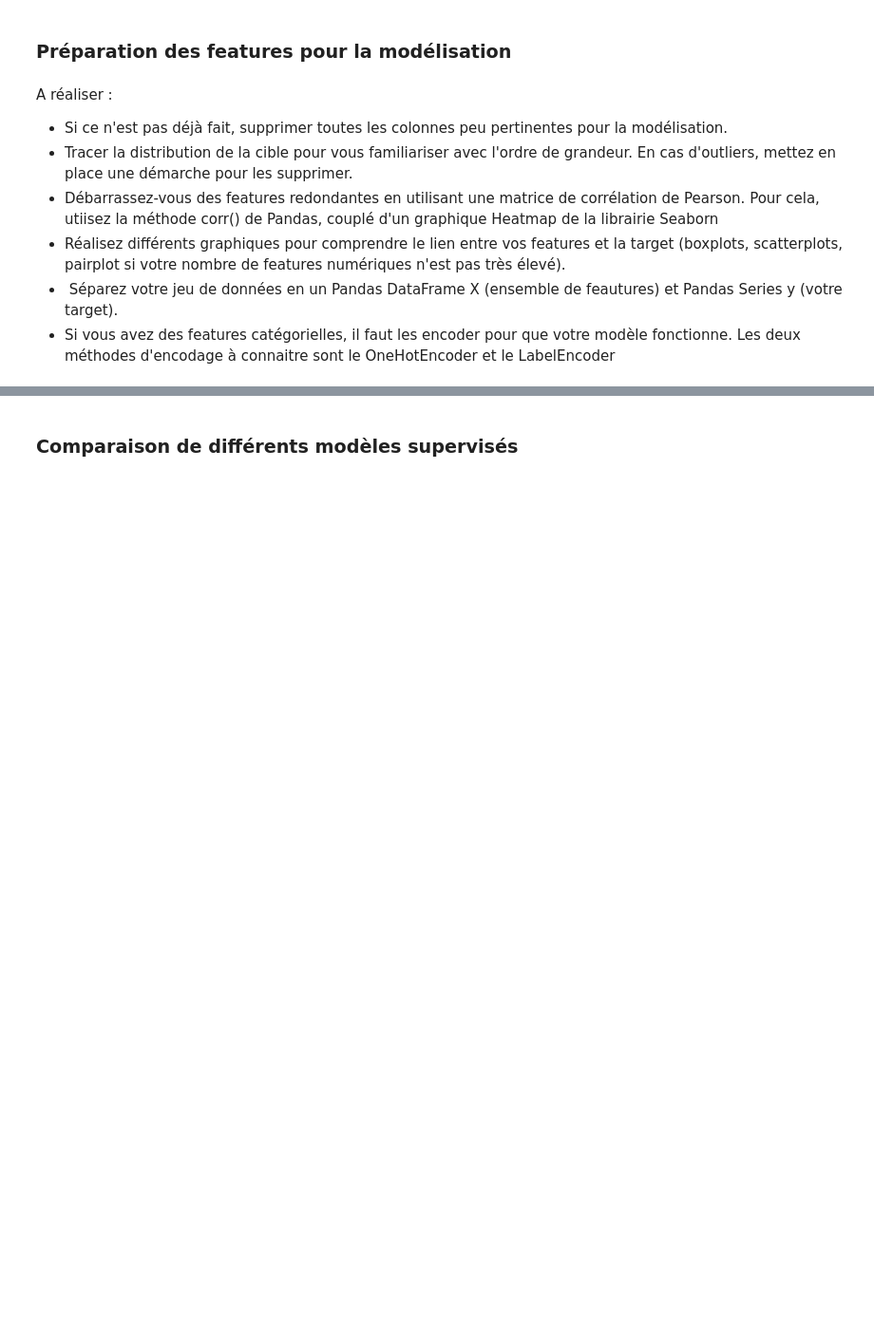
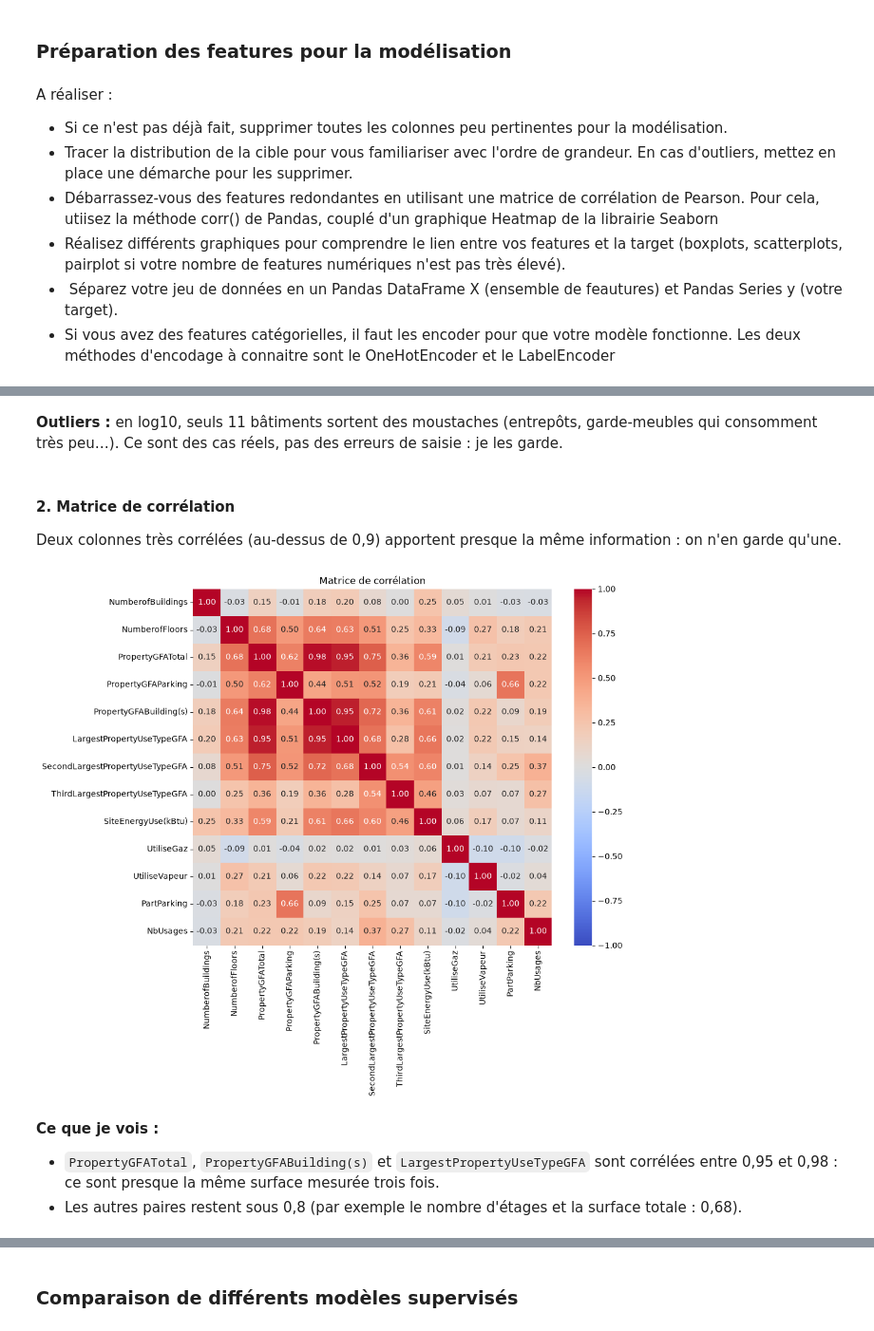
Before and after one commit to pierre-angelo-commits/p3-consommation-batiments-seattle, a Jupyter notebook: 03_modelisation.ipynb, the cells around one changed output, grey strips where cells are left out. Shown at 95% size. Cells and saved outputs as stored; diff of their text form; code cells hidden in the pictures; blank space fills up the shorter version.

```diff
--- a/03_modelisation.ipynb
+++ b/03_modelisation.ipynb
@@ -149,0 +166,20 @@ A réaliser :
+# %% [markdown]
+**Outliers :** en log10, seuls 11 bâtiments sortent des moustaches (entrepôts, garde-meubles qui consomment très peu…). Ce sont des cas réels, pas des erreurs de saisie : je les garde.
+# %% [markdown]
+#### 2. Matrice de corrélation
+
+Deux colonnes très corrélées (au-dessus de 0,9) apportent presque la même information : on n'en garde qu'une.
+# %%
+# corrélation de Pearson entre les colonnes numériques (cible comprise)
+corr = df.select_dtypes("number").corr()
+
+plt.figure(figsize=(10, 8))
+sns.heatmap(corr, annot=True, fmt=".2f", cmap="coolwarm", vmin=-1, vmax=1)
+plt.title("Matrice de corrélation")
+plt.show()
+# %% [output]
+[figure, added]
+# %% [markdown]
+**Ce que je vois :**
+- `PropertyGFATotal`, `PropertyGFABuilding(s)` et `LargestPropertyUseTypeGFA` sont corrélées entre 0,95 et 0,98 : ce sont presque la même surface mesurée trois fois.
+- Les autres paires restent sous 0,8 (par exemple le nombre d'étages et la surface totale : 0,68).
```
Also changed, not shown: parts of 5 cells of this notebook.
